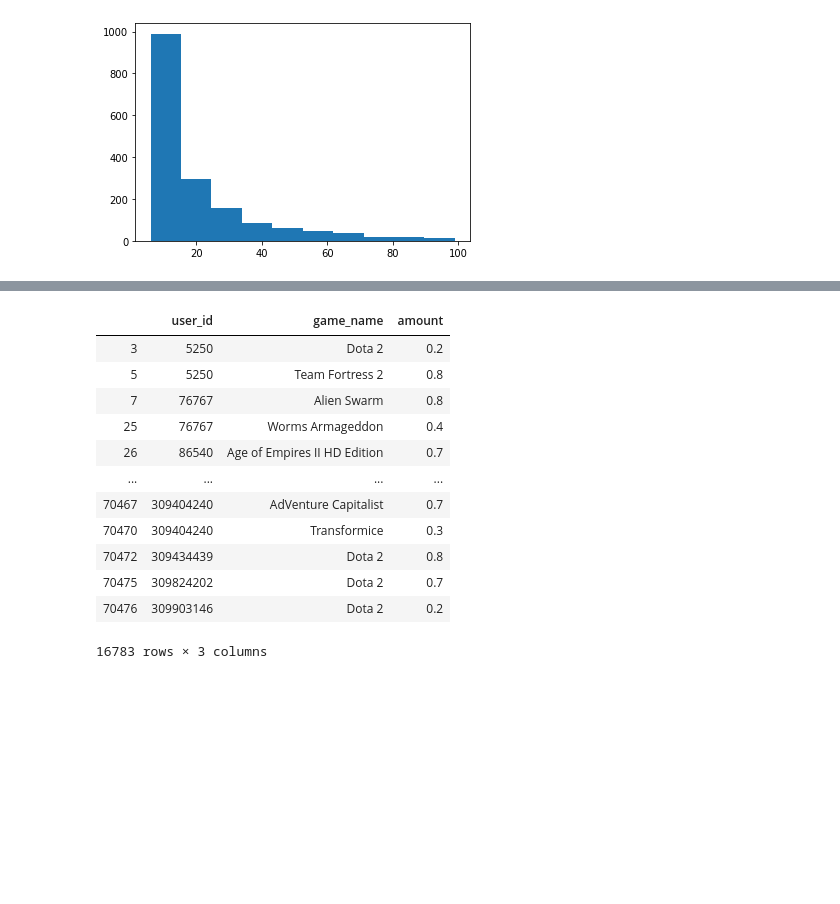
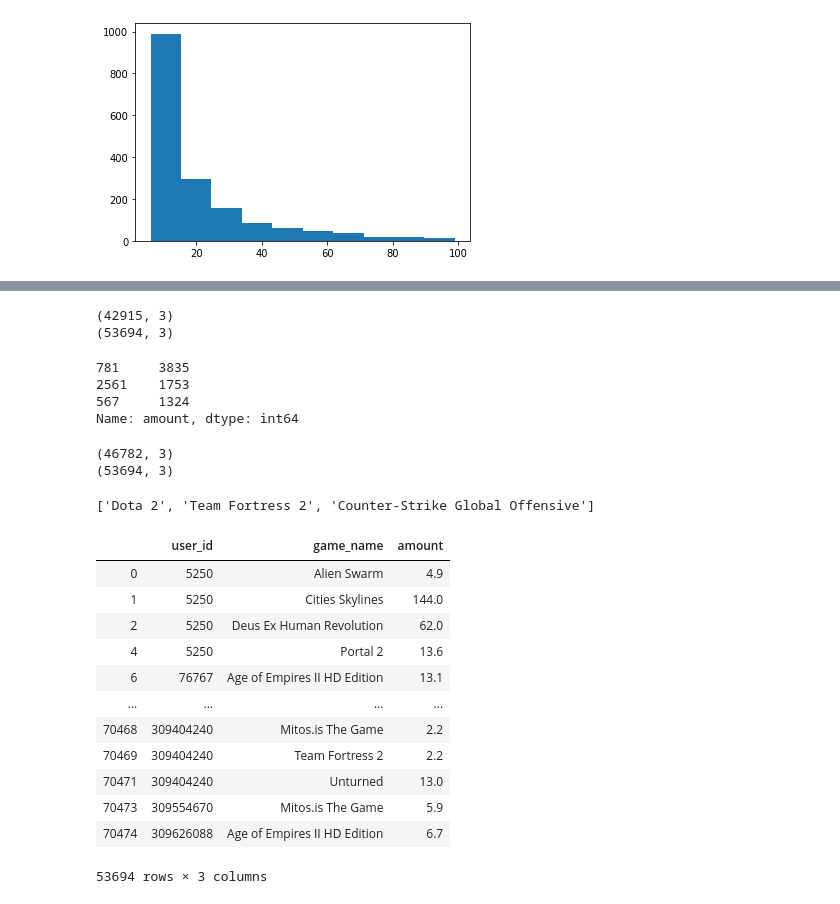
Before and after one commit to chris-gomes/steam-game-recommendations, a Jupyter notebook: Preprocessing.ipynb, the cells around one changed output, grey strips where cells are left out. Drawn from its saved outputs; the diff is of its cells as text; code cells hidden in the pictures; blank space fills up the shorter version.

```diff
--- a/Preprocessing.ipynb
+++ b/Preprocessing.ipynb
@@ -36,16 +36,39 @@ plt.show()
-# %%
-played_5_games =
-# %% [output]
-|  | user_id | game_name | amount |
-| 3 | 5250 | Dota 2 | 0.2 |
-| 5 | 5250 | Team Fortress 2 | 0.8 |
-| 7 | 76767 | Alien Swarm | 0.8 |
-| 25 | 76767 | Worms Armageddon | 0.4 |
-| 26 | 86540 | Age of Empires II HD Edition | 0.7 |
-| ... | ... | ... | ... |
-| 70467 | 309404240 | AdVenture Capitalist | 0.7 |
-| 70470 | 309404240 | Transformice | 0.3 |
-| 70472 | 309434439 | Dota 2 | 0.8 |
-| 70475 | 309824202 | Dota 2 | 0.7 |
-| 70476 | 309903146 | Dota 2 | 0.2 |
-16783 rows × 3 columns
+# %%
+print(user_plays.merge(users_sorted[users_sorted['amount'] >= 5]['user_id'], on='user_id').shape)
+print(user_plays.shape)
+# %% [output]
+(42915, 3)
+(53694, 3)
+# %%
+games_sorted['amount'][(games_sorted['amount'] > 1000)]
+# %% [output]
+781     3835
+2561    1753
+567     1324
+Name: amount, dtype: int64
+# %%
+print(user_plays.merge(games_sorted[games_sorted['amount'] <= 1000]['game_name']).shape)
+print(user_plays.shape)
+# %% [output]
+(46782, 3)
+(53694, 3)
+# %%
+games_sorted[(games_sorted['amount'] > 1000)]['game_name'].tolist()
+# %% [output]
+['Dota 2', 'Team Fortress 2', 'Counter-Strike Global Offensive']
+# %%
+user_plays
+# %% [output]
+|  | user_id | game_name | amount |
+| 0 | 5250 | Alien Swarm | 4.9 |
+| 1 | 5250 | Cities Skylines | 144.0 |
+| 2 | 5250 | Deus Ex Human Revolution | 62.0 |
+| 4 | 5250 | Portal 2 | 13.6 |
+| 6 | 76767 | Age of Empires II HD Edition | 13.1 |
+| ... | ... | ... | ... |
+| 70468 | 309404240 | Mitos.is The Game | 2.2 |
+| 70469 | 309404240 | Team Fortress 2 | 2.2 |
+| 70471 | 309404240 | Unturned | 13.0 |
+| 70473 | 309554670 | Mitos.is The Game | 5.9 |
+| 70474 | 309626088 | Age of Empires II HD Edition | 6.7 |
+53694 rows × 3 columns
```
Also changed, not shown: parts of 5 cells of this notebook, 1 other file.
